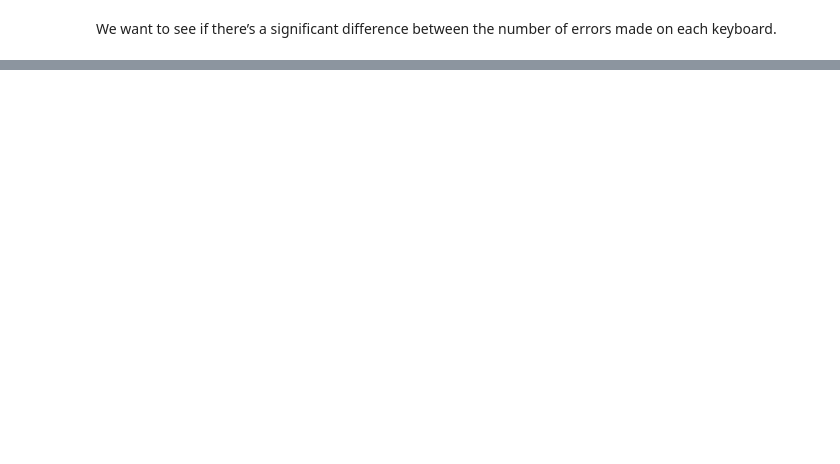
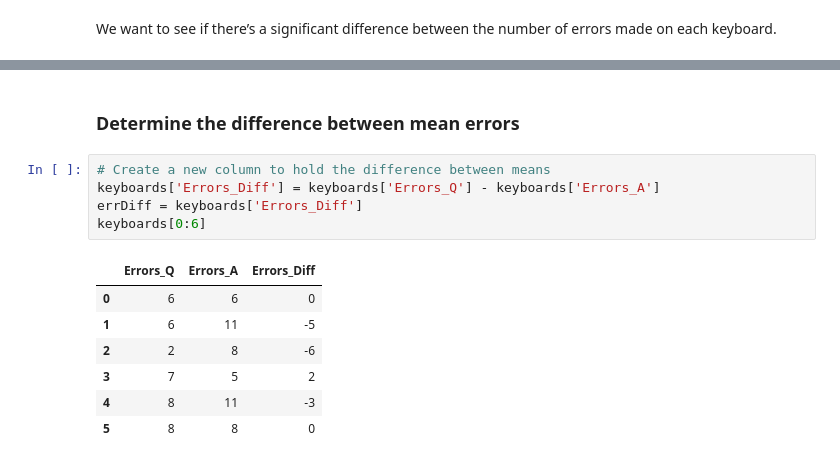
Before and after one commit to mugofjoe/inferential-statistics, a Jupyter notebook: 06 t-Tests Part 1.ipynb, the cells around one changed output, grey strips where cells are left out. Cells and saved outputs as stored; diff of their text form; blank space fills up the shorter version.

Commit message:
notebook update: difference between means

```diff
--- a/06 t-Tests Part 1.ipynb
+++ b/06 t-Tests Part 1.ipynb
@@ -457,0 +399,15 @@ We want to see if there’s a significant difference between the number of error
+# %% [markdown]
+### Determine the difference between mean errors
+# %%
+# Create a new column to hold the difference between means
+keyboards['Errors_Diff'] = keyboards['Errors_Q'] - keyboards['Errors_A']
+errDiff = keyboards['Errors_Diff']
+keyboards[0:6]
+# %% [output]
+|  | Errors_Q | Errors_A | Errors_Diff |
+| 0 | 6 | 6 | 0 |
+| 1 | 6 | 11 | -5 |
+| 2 | 2 | 8 | -6 |
+| 3 | 7 | 5 | 2 |
+| 4 | 8 | 11 | -3 |
+| 5 | 8 | 8 | 0 |
```
Also changed, not shown: parts of 33 cells of this notebook.
